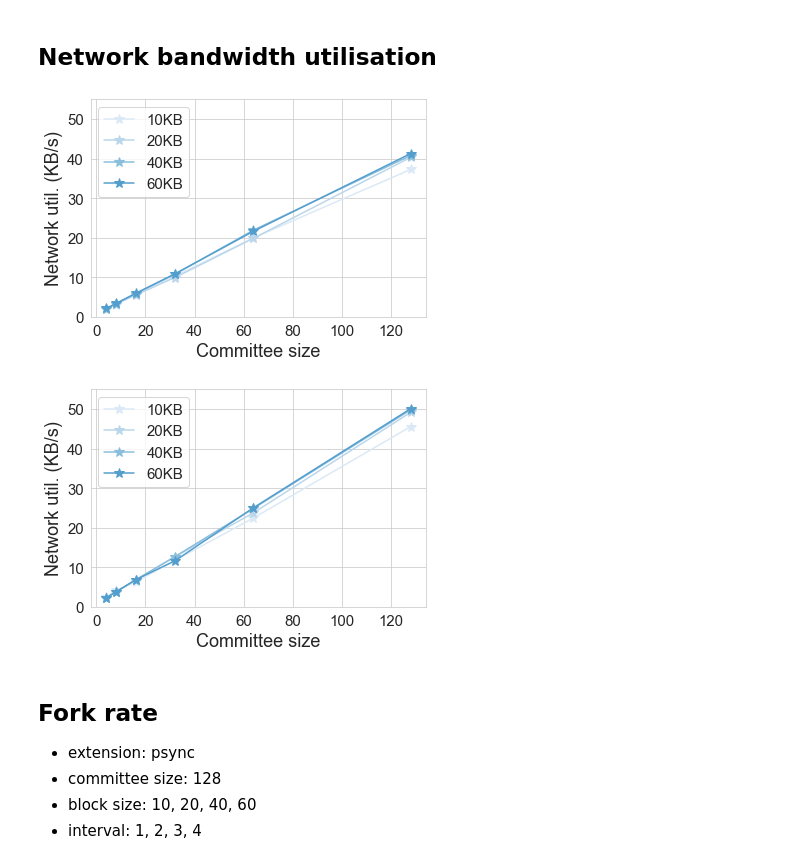
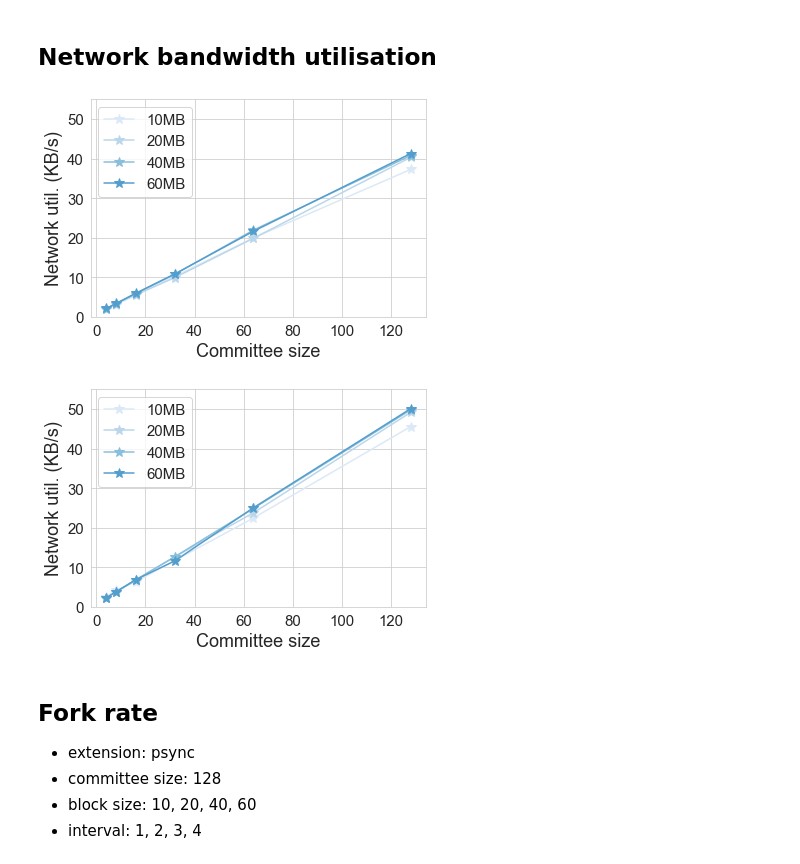
Before and after one commit to SebastianElvis/ebft, a Jupyter notebook: evaluation/analysis.ipynb, the cells around one changed output. Drawn from its saved outputs; the diff is of its cells as text; code cells hidden in the pictures.

```diff
--- a/evaluation/analysis.ipynb
+++ b/evaluation/analysis.ipynb
@@ -304,29 +312,31 @@ def save_bw_util(extensions, committee_sizes, latencies, minerblocksizes):
 # bw_df = save_bw_util(['syncorazor', 'psyncorazor'], [4,8,16,32,64,128], [5], [10,20,40,60])
 # bw_df
 # %%
+bw_df = pd.read_csv(DATA_PATH / 'bw_util.csv')
+
 def plot_bw_util(df, extension, committee_sizes, minerblocksizes):
     plt.figure()
 
     for minerblocksize in minerblocksizes:
         lines = df[(df['extension']==extension) & (df['committee_size'].isin(committee_sizes)) & (df['latency']==latency) & (df['minerblocksize']==minerblocksize)]
         recvs = lines['recv']
         sends = lines['send']
         total_utils = (recvs+sends)/1000
-        plt.plot(committee_sizes, total_utils, '-*', label="%dKB" % minerblocksize, markersize=10)
+        plt.plot(committee_sizes, total_utils, '-*', label="%dMB" % minerblocksize, markersize=10)
 
     plt.xticks(fontsize=15)
     plt.yticks(fontsize=15)
     plt.xlabel('Committee size', fontsize=18)
     plt.ylabel('Network util. (KB/s)', fontsize=18)
     plt.ylim([0, 55])
     plt.legend(fontsize=15)
     plt.show()
 
 plot_bw_util(bw_df, 'syncorazor', [4,8,16,32,64,128], [10,20,40,60])
 plot_bw_util(bw_df, 'psyncorazor', [4,8,16,32,64,128], [10,20,40,60])
 # %% [output]
-[figure, old version]
+[figure, new version]
-[figure, old version]
+[figure, new version]
 # %% [markdown]
 ## Fork rate
 
```
Also changed, not shown: parts of 8 cells of this notebook, 2 other files.
